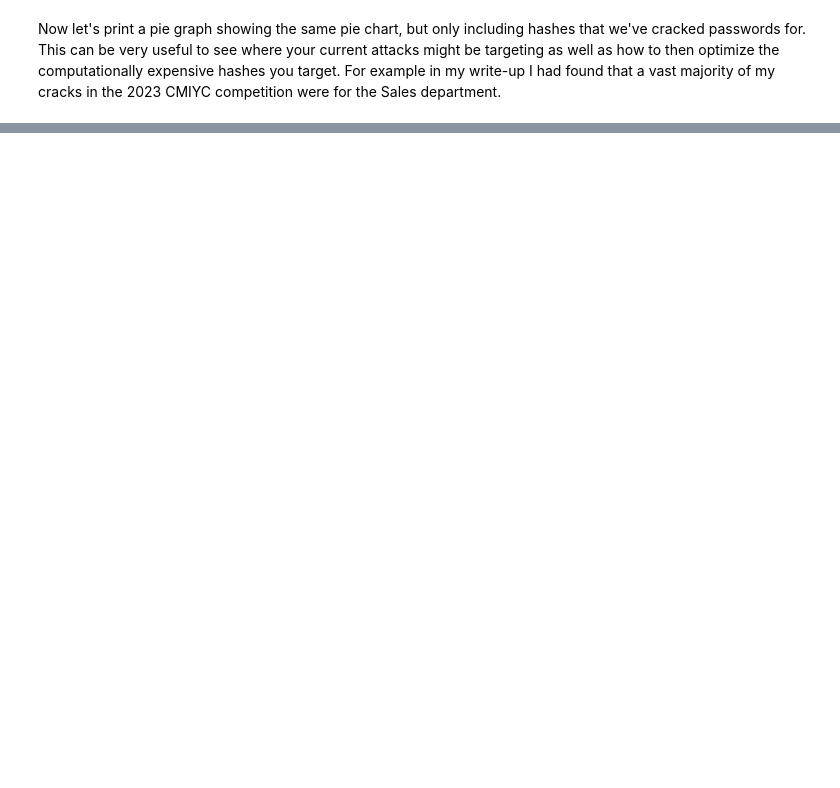
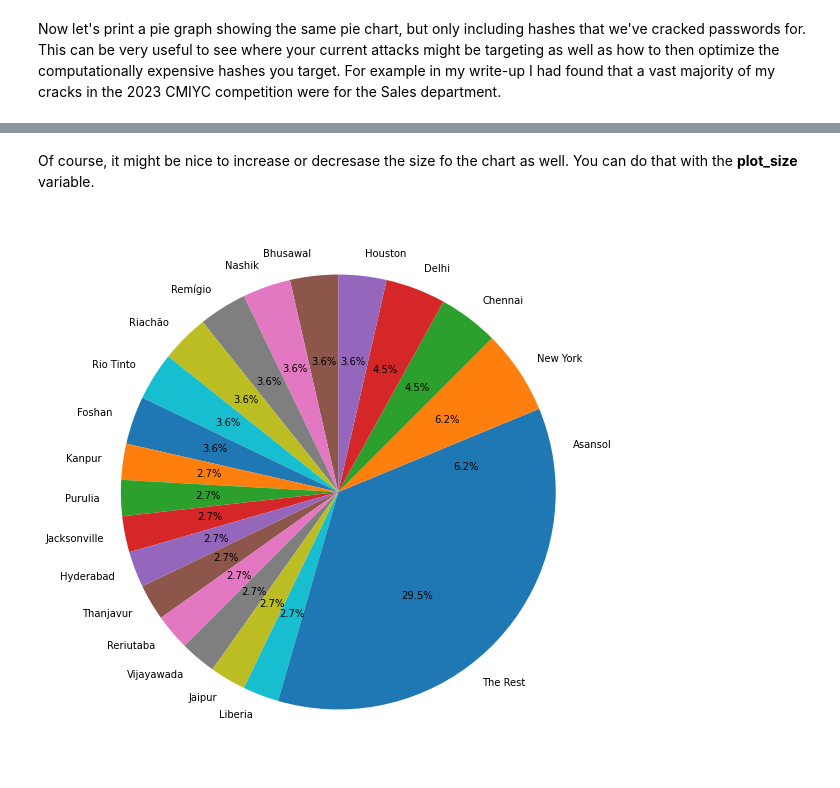
Before and after one commit to lakiw/Jupyter-Password-Cracking-Framework, a Jupyter notebook: CMIYC_2023_Example.ipynb, the cells around one changed output, grey strips where cells are left out. Drawn from its saved outputs; the diff is of its cells as text; code cells hidden in the pictures; blank space fills up the shorter version.

```diff
--- a/CMIYC_2023_Example.ipynb
+++ b/CMIYC_2023_Example.ipynb
@@ -96,0 +103,6 @@ sm.pie_graph_metadata("Department", has_plaintext=True, top_x=8)
+# %% [markdown]
+Of course, it might be nice to increase or decresase the size fo the chart as well. You can do that with the **plot_size** variable.
+# %%
+sm.pie_graph_metadata("City", top_x=20, plot_size=10)
+# %% [output]
+[figure, added]
```
Also changed, not shown: parts of 11 cells of this notebook, 2 other files.
